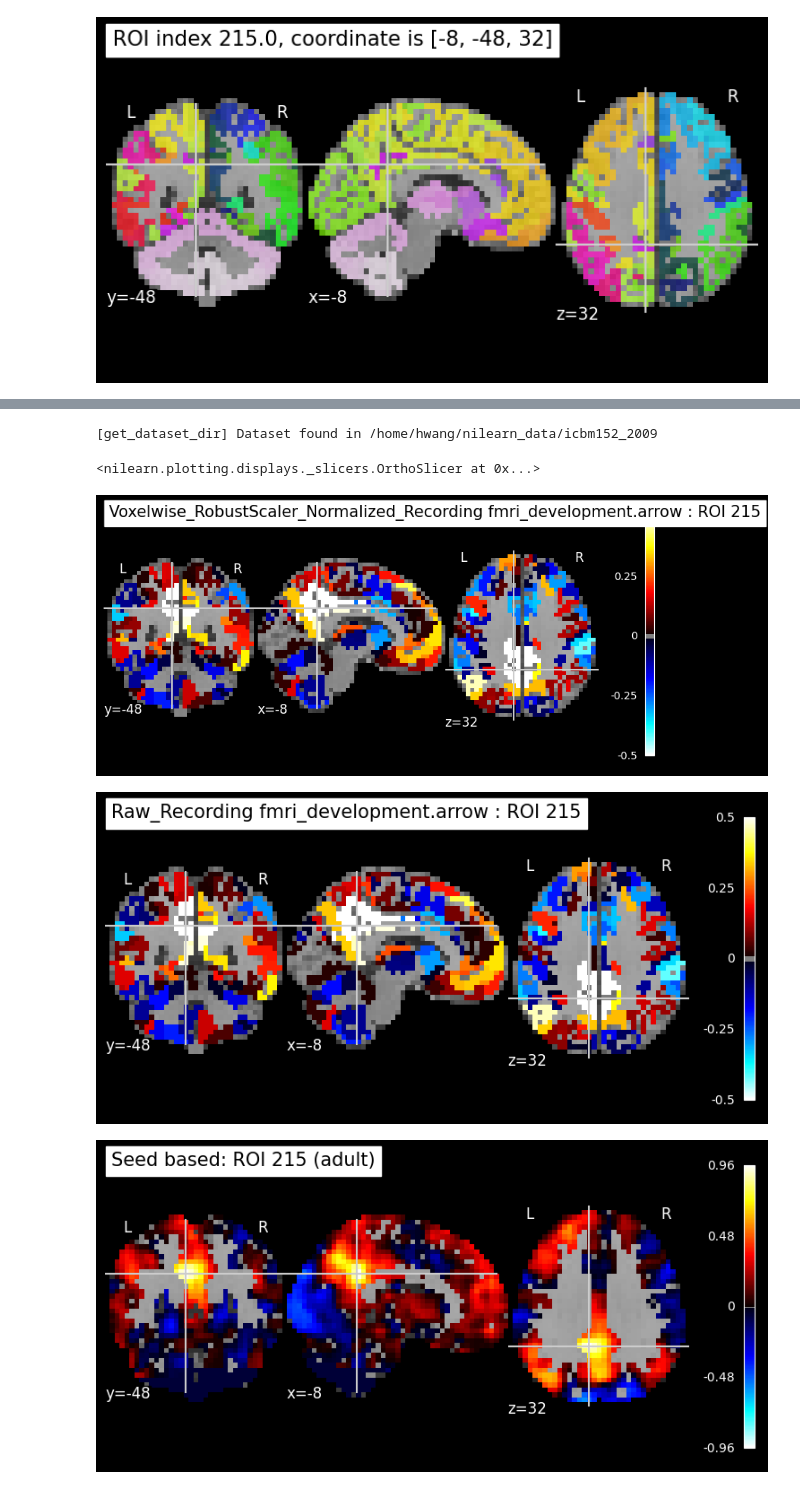
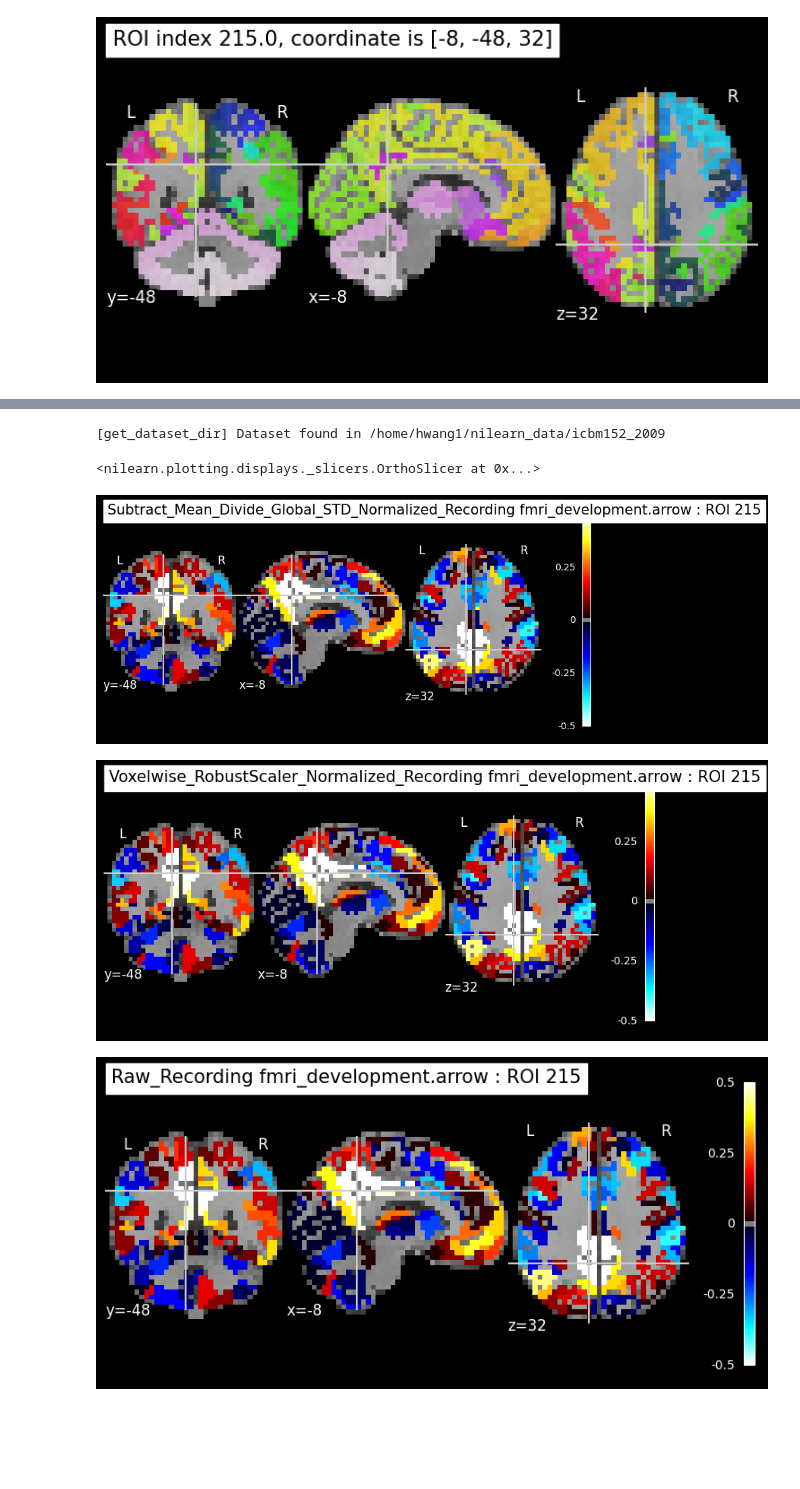
Before and after one commit to htwangtw/hfplayground, a Jupyter notebook: notebooks/inspect_brainlm_data_processing.ipynb, the cells around one changed output, grey strips where cells are left out. Drawn from its saved outputs; the diff is of its cells as text; code cells hidden in the pictures; blank space fills up the shorter version.

```diff
--- a/notebooks/inspect_brainlm_data_processing.ipynb
+++ b/notebooks/inspect_brainlm_data_processing.ipynb
@@ -92,7 +94,7 @@ With a quick search in the script, it seems there are multiple scaling strategy
 # %% [markdown]
 Manually found a PCC ish coordinate.
 # %%
-coords_ds = load_from_disk("../data/processed/development_fmri_brainlm_a424/brainregion_coordinates.arrow")
+coords_ds = load_from_disk(files('hfplayground') / "resource/brainlm/atlases/brainregion_coordinates.arrow")
 
 roi_index = 215  # this is index saved in file, so 1-based
 coord = [int(coords_ds[roi_index - 1][k]) for i, k in enumerate(coords_ds[roi_index - 1]) if i != 0]
@@ -112,11 +113,8 @@ get_seed = NiftiSpheresMasker(seeds=[coord], radius=8).fit()
 mni_mask = nib.save(load_mni152_gm_mask(), Path('/tmp/mni_mask.nii.gz'))
 mni_mask = downsample_for_tutorial(Path('/tmp/mni_mask.nii.gz'), '/tmp/')
 mni_masker = NiftiMasker(mni_mask, target_affine=bg_img.affine, target_shape=bg_img.shape[:3]).fit()
-difumo_pcc = 142
-difumo_masker = NiftiMapsMasker(fetch_atlas_difumo(dimension=512, resolution_mm=3).maps)
 
 nii_seedbased = {}
-nii_difumo = {}
 
 for label, id in zip(['adult', 'child'], [123, 1]):
     filename = f'sub-pixar{id:03d}_task-pixar_space-MNI152NLin2009cAsym_desc-simple+gsr_bold.nii.gz'
@@ -126,9 +124,4 @@ for label, id in zip(['adult', 'child'], [123, 1]):
     seed_base_connectivity = np.corrcoef(ts.T, voxels.T)[1:, 0]
     seed_base_nii = mni_masker.inverse_transform(seed_base_connectivity)
     nii_seedbased[label] = seed_base_nii
-
-    difumo_ts = difumo_masker.fit_transform(nii_path)
-    seed_base_connectivity = np.corrcoef(difumo_ts.T)[difumo_pcc - 1]
-    nii = difumo_masker.inverse_transform(seed_base_connectivity)
-    nii_difumo[label] = nii
 # %% [output]
@@ -155,41 +141,36 @@ plotting.plot_stat_map(
 mni_mask = fetch_icbm152_2009()['mask']
 mni_mask = downsample_for_tutorial(mni_mask, '/tmp/')
 atlas_masker = NiftiLabelsMasker(
-    labels_img=files('hfplayground') / 'data/development_fmri/downsample_A424+2mm.nii.gz',
+    labels_img=files('hfplayground') / 'resource/development_fmri/downsample_A424+2mm.nii.gz',
     mask_img=mni_mask
 ).fit()  # use the prepared atlas rather than the demo
 
 arrow_path = Path("../data/processed/development_fmri_brainlm_a424/fmri_development.arrow")
 ds = load_from_disk(arrow_path)
 prepro_method = arrow_path.name.split("development_fmri_")[-1].split("_a424")[0]
 for i, subject in enumerate(ds):
     if "sub-123_" in subject['Filename']:
         break
-for key in ['Subtract_Mean_Divide_Global_STD_Normalized_Recording', 'Raw_Recording']:
+for key in ['Subtract_Mean_Divide_Global_STD_Normalized_Recording', 'Voxelwise_RobustScaler_Normalized_Recording','Raw_Recording']:
     if "Recording" not in key:
         continue
     seed_base_connectivity = np.corrcoef(np.array(ds[i][key]).T)[roi_index - 1]
     nii = atlas_masker.inverse_transform(seed_base_connectivity)
     plotting.plot_stat_map(
         nii, vmin=-0.5, vmax=0.5, threshold=0.01,  colorbar=True,
         cut_coords=coord, bg_img=downsample_mni,
         title=f"{key} {prepro_method} : ROI {roi_index}"
     )
 
 label = 'adult'
 plotting.plot_stat_map(nii_seedbased[label] ,
     threshold=0.01, cut_coords=coord, bg_img=downsample_mni,
     black_bg=True, colorbar=True,
     title=f"Seed based: ROI {roi_index} ({label})"
 )
-plotting.plot_stat_map(
-    nii_difumo[label], vmin=-0.002, vmax=0.002, colorbar=True,
-    cut_coords=coord,
-    title=f"Difumo 512 atlas, PCC index {difumo_pcc} connectivity ({label})"
-)
 # %% [output]
-[get_dataset_dir] Dataset found in /home/hwang/nilearn_data/icbm152_2009
+[get_dataset_dir] Dataset found in /home/hwang1/nilearn_data/icbm152_2009
 <nilearn.plotting.displays._slicers.OrthoSlicer at 0x...>
-[figure, old version]
+[figure, new version]
-[figure, old version]
+[figure, new version]
-[figure, old version]
+[figure, new version]
```
Also changed, not shown: parts of 11 cells of this notebook, 10 other files.
